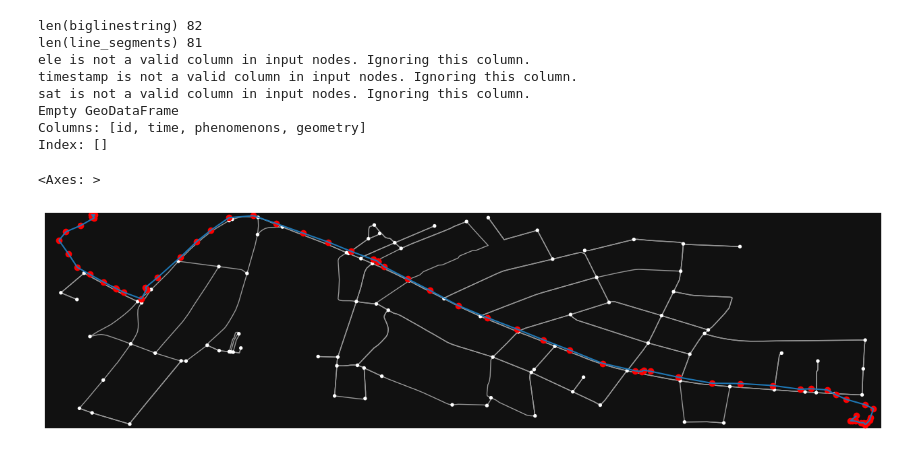
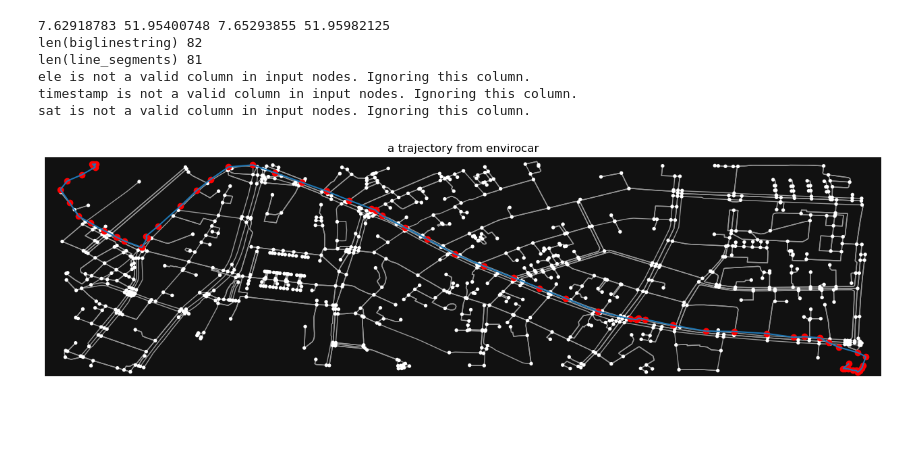
Before and after one commit to gjgress/G-RIPS-2022-Mitsubishi-A, a Jupyter notebook: Code/dbscan.ipynb, the cells around one changed output. Cells and saved outputs as stored; diff of their text form; code cells hidden in the pictures; blank space fills up the shorter version.

Commit message:
Add a code converting gpy into GeoDataFram

```diff
--- a/Code/dbscan.ipynb
+++ b/Code/dbscan.ipynb
@@ -3,64 +3,74 @@ import requests
 import json
 
 import pandas as pd
 import geopandas as gpd
-from shapely.geometry import shape
+from shapely.geometry import shape, Point
 import osmnx as ox
 import networkx as nx
 
 from algorithms import mm_utils
+
+def plot_trajectory(trajectory, title = None):
+    '''
+    Plot trajectory points.
+    Args:
+        trajectory: a GeoDataFrame object which represents trajectory points.
+        title: the title of the plot
+    '''
+    # Get the bounding box
+    bbox = gdf.total_bounds
+
+    # 'total_bounds' returns a tuple with (minx, miny, maxx, maxy) values
+    minx, miny, maxx, maxy = bbox
+
+    # Download a map by specifying the bounding box, and draw the graph
+    try:
+        G = ox.graph.graph_from_bbox(maxy, miny, maxx, minx, network_type='all_private') # The order is north, south, east, west [https://osmnx.readthedocs.io/en/stable/user-reference.html#osmnx.graph.graph_from_bbox]
+    except ValueError as e:
+        print(e)
+        return
+    fig, ax = ox.plot_graph(G, figsize = (16,16), show=False, close=False)
+
+    # Set the title of ax
+    ax.set_title(title)
+
+    # Draw the trajectory edges
+    tripdata_edges = mm_utils.point_to_traj(gdf, columns = {'ele': 'average',
+                                                                      'timestamp':'first',
+                                                                      'sat':'first'})
+    tripdata_edges.plot(ax=ax, linewidth=1.5)
+
+    # Draw the trajectory points
+    gdf.plot(ax=ax, color='red')
+
+    # Draw the whole plot in the campus!
+    campus = ox.features.features_from_place('Somewhere', tags = {'name':True})
+    campus.plot(ax = ax, alpha=0.5)
 
 # Download trajectory data from envirocar
 url = "https://envirocar.org/api/stable/tracks/52f3836be4b0d8e8c27ed6f0"
 response = requests.get(url)
 data = json.loads(response.text)
 
 # Convert the trajectory data into a GeoDataFrame
 geometries = []
 attributes = []
 for feature in data['features']:
     geometry = shape(feature['geometry'])
     geometries.append(geometry)
     attributes.append(feature['properties'])
 
 gdf = gpd.GeoDataFrame(data=attributes, geometry=geometries)
 
-# Get the bounding box
-bbox = gdf.total_bounds
-
-# 'total_bounds' returns a tuple with (minx, miny, maxx, maxy) values
-minx, miny, maxx, maxy = bbox
-
-G=nx.Graph()
-
-# Download a map by specifying the bounding box
-# and draw the graph
-G = ox.graph.graph_from_bbox(maxy, miny, maxx, minx, network_type='drive') # The order is north, south, east, west [https://osmnx.readthedocs.io/en/stable/user-reference.html#osmnx.graph.graph_from_bbox]
-fig, ax = ox.plot_graph(G, figsize = (16,16), show=False, close=False)
-
-# Draw the trajectory edges
-tripdata_edges = mm_utils.point_to_traj(gdf, columns = {'ele': 'average',
-                                                                  'timestamp':'first',
-                                                                  'sat':'first'})
-tripdata_edges.plot(ax=ax, linewidth=1.5)
-
-# Draw the trajectory points
-gdf.plot(ax=ax, color='red')
-
-# Draw the whole plot in the campus!
-campus = ox.features.features_from_place('Somewhere', tags = {'name':True})
-campus.plot(ax=ax, alpha=0.5)
+plot_trajectory(gdf, 'a trajectory from envirocar')
 # %% [output]
+7.62918783 51.95400748 7.65293855 51.95982125
 len(biglinestring) 82
 len(line_segments) 81
 ele is not a valid column in input nodes. Ignoring this column.
 timestamp is not a valid column in input nodes. Ignoring this column.
 sat is not a valid column in input nodes. Ignoring this column.
-Empty GeoDataFrame
-Columns: [id, time, phenomenons, geometry]
-Index: []
-<Axes: >
-[figure, old version]
+[figure, new version]
 # %%
 import urllib.parse
 import xml.etree.ElementTree as ET
```
Also changed, not shown: parts of 1 cell of this notebook.
